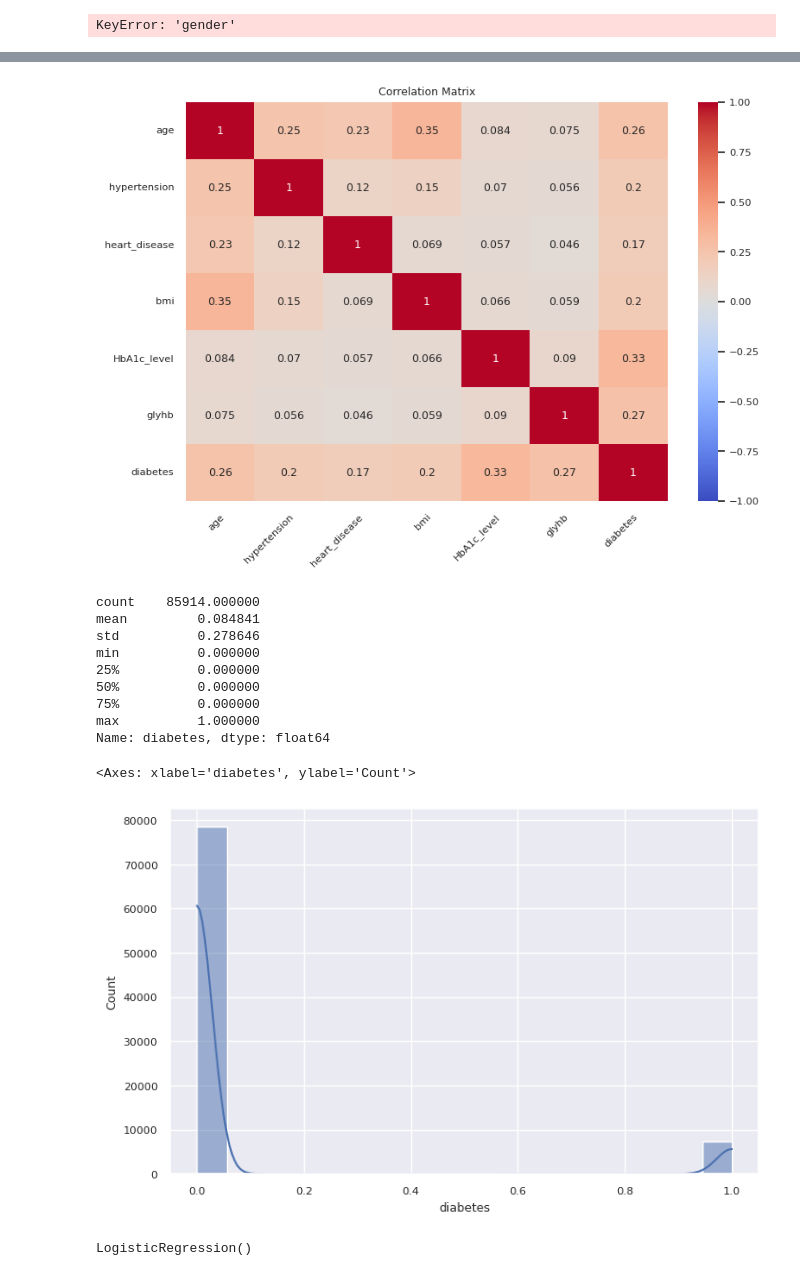
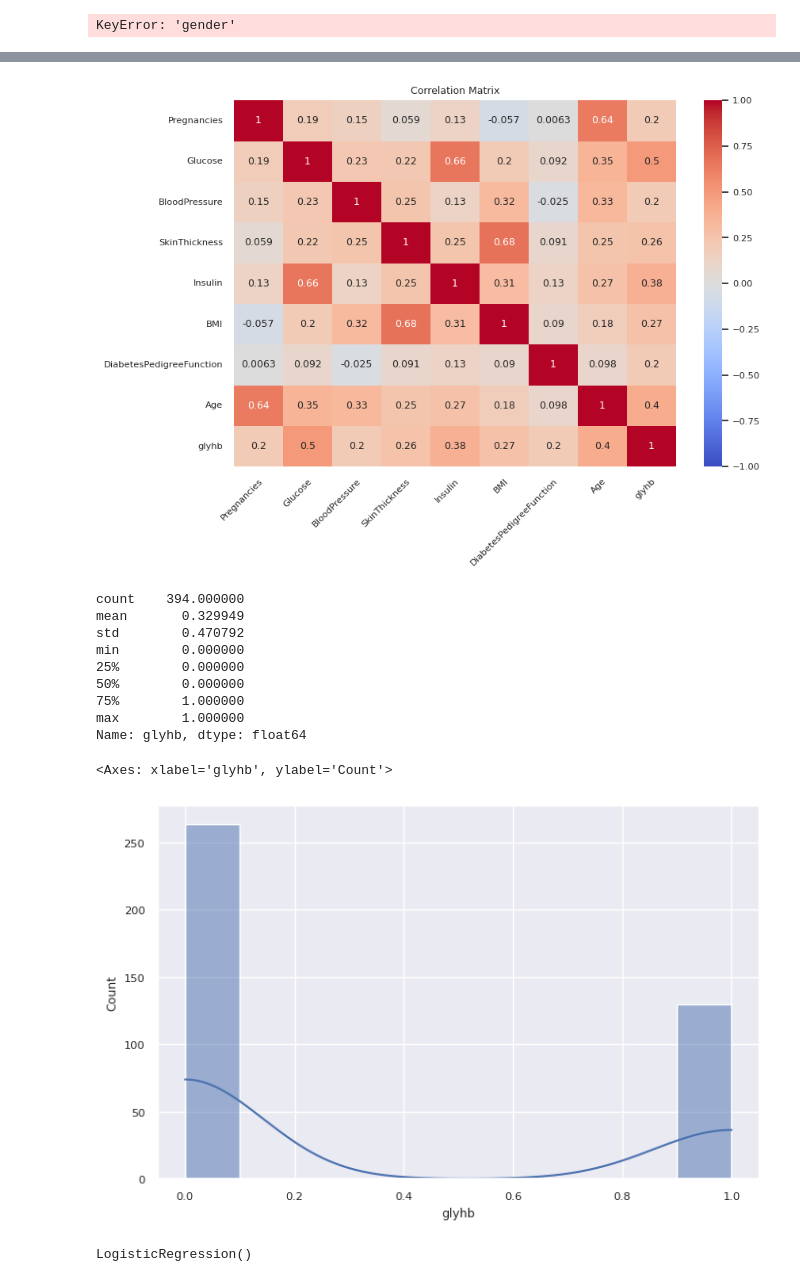
Before and after one commit to Thaer-F-Ali/Logistitc_Regression_Implimitation, a Jupyter notebook: logistic_regression_implimintaion.ipynb, the cells around one changed output, grey strips where cells are left out. Drawn from its saved outputs; the diff is of its cells as text; code cells hidden in the pictures.

```diff
--- a/logistic_regression_implimintaion.ipynb
+++ b/logistic_regression_implimintaion.ipynb
@@ -134,6 +134,6 @@ init_notebook_mode(connected=True)
 # %%
 # 1. Importing dataset
 # Please upload 'diabetes.csv' to your Colab session, or provide the correct path.
-diab_data= pd.read_csv('/content/sample_data/UK_biobank_diabetes_prediction_dataset.csv')
+diab_data= pd.read_csv('/content/sample_data/Db.csv')
 diab_data.head()
 # %% [output]
@@ -146,5 +146,5 @@ diab_data.head()
 # %%
 # Rename the boood_glucose_level to glyhd
-diab_data = diab_data.rename(columns={'blood_glucose_level': 'glyhb'})
+diab_data = diab_data.rename(columns={'Outcome': 'glyhb'})
 diab_data.head()
 # %% [output]
@@ -326,7 +326,7 @@ for col in diab_data_corr.columns:
 diab_data_corr = diab_data.copy() # Make a copy to avoid modifying the original DataFrame
 x = 0
 for col in diab_data_corr.columns:
-   if col == 'diabetes': # Skip the target column itself
+   if col == 'glyhb': # Skip the target column itself
        print(f"Skipping target column: '{col}'")
        continue
 
@@ -334,7 +334,7 @@ for col in diab_data_corr.columns:
    if diab_data_corr[col].isnull().all(): # Check if column is entirely NaN
        correlation = 0 # Or handle as appropriate, e.g., drop it always
    else:
-       correlation = diab_data_corr['diabetes'].corr(diab_data_corr[col])
+       correlation = diab_data_corr['glyhb'].corr(diab_data_corr[col])
 
    if (correlation <= 0.0):
     diab_data_corr = diab_data_corr.drop(col, axis=1)
@@ -365,7 +367,7 @@ plt.setp(ax.get_yticklabels(), rotation=0)
 plt.title('Correlation Matrix')
 plt.show()
 # %% [output]
-[figure, old version]
+[figure, new version]
 # %%
 # 10. Building data for the model
 
@@ -390,22 +392,22 @@ X_train = scaler.fit_transform(X_train)
 X_test = scaler.transform(X_test)
 # %%
 # 11. Exploring the glyhb column
-glyb = diab_data_corr['diabetes']
+glyb = diab_data_corr['glyhb']
 print(glyb.describe())
 plt.figure(figsize=(8, 5))
 sns.histplot(glyb.dropna(), kde=True)
 # %% [output]
-count    85914.000000
-mean         0.084841
-std          0.278646
-min          0.000000
-25%          0.000000
-50%          0.000000
-75%          0.000000
-max          1.000000
-Name: diabetes, dtype: float64
+count    394.000000
+mean       0.329949
+std        0.470792
+min        0.000000
+25%        0.000000
+50%        0.000000
+75%        1.000000
+max        1.000000
+Name: glyhb, dtype: float64
-<Axes: xlabel='diabetes', ylabel='Count'>
+<Axes: xlabel='glyhb', ylabel='Count'>
-[figure, old version]
+[figure, new version]
 # %%
 # 12. Building the Logistic Regression model
 model = LogisticRegression()
```
Also changed, not shown: parts of 13 cells of this notebook.
